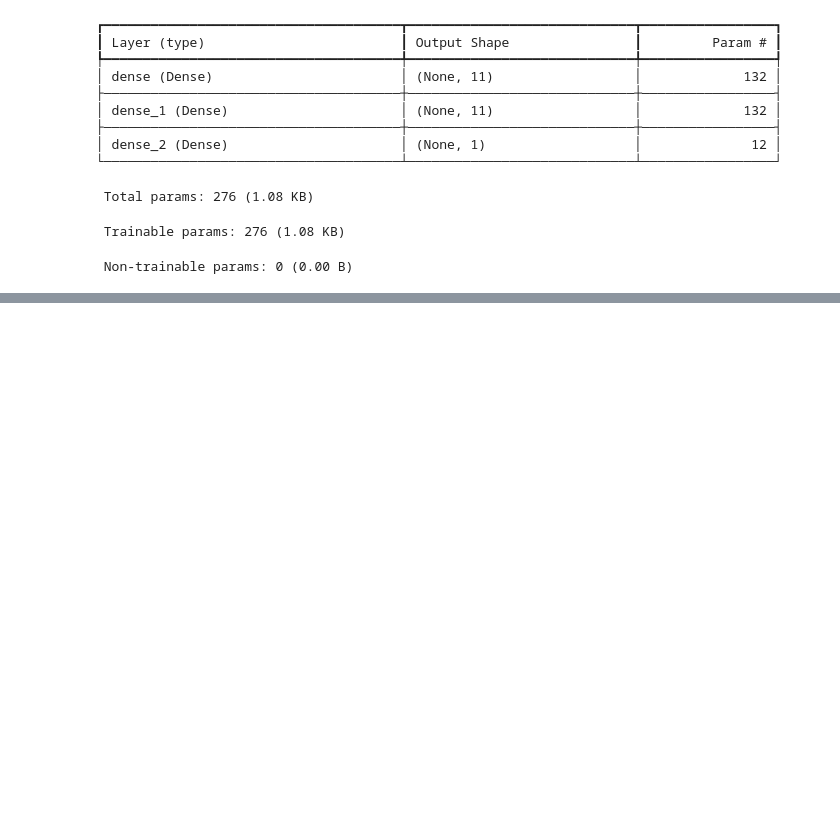
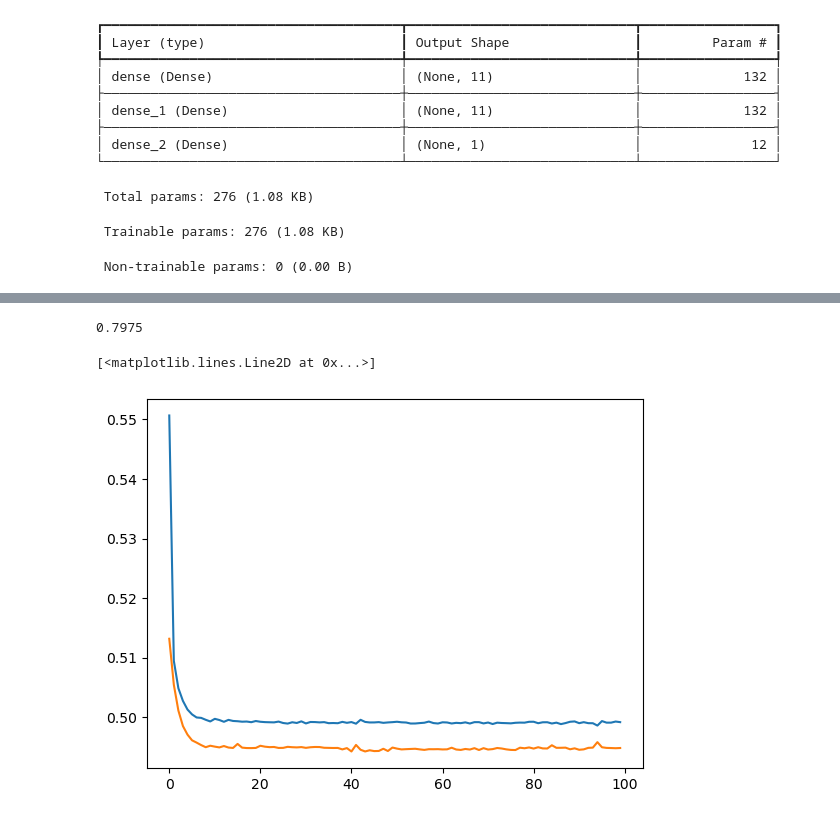
Before and after one commit to rahul-1419/DL_demo_project, a Jupyter notebook: Deep_learning_Demo.ipynb, the cells around one changed output, grey strips where cells are left out. Cells and saved outputs as stored; diff of their text form; code cells hidden in the pictures; blank space fills up the shorter version.

```diff
--- a/Deep_learning_Demo.ipynb
+++ b/Deep_learning_Demo.ipynb
@@ -142,0 +159,13 @@ Epoch 96/100
+# %%
+from sklearn.metrics import accuracy_score
+accuracy_score(y_test,y_pred)
+# %% [output]
+0.7975
+# %%
+import matplotlib.pyplot as plt
+
+plt.plot(history.history['loss'])
+plt.plot(history.history['val_loss'])
+# %% [output]
+[<matplotlib.lines.Line2D at 0x...>]
+[figure, added]
```
Also changed, not shown: parts of 5 cells of this notebook.
